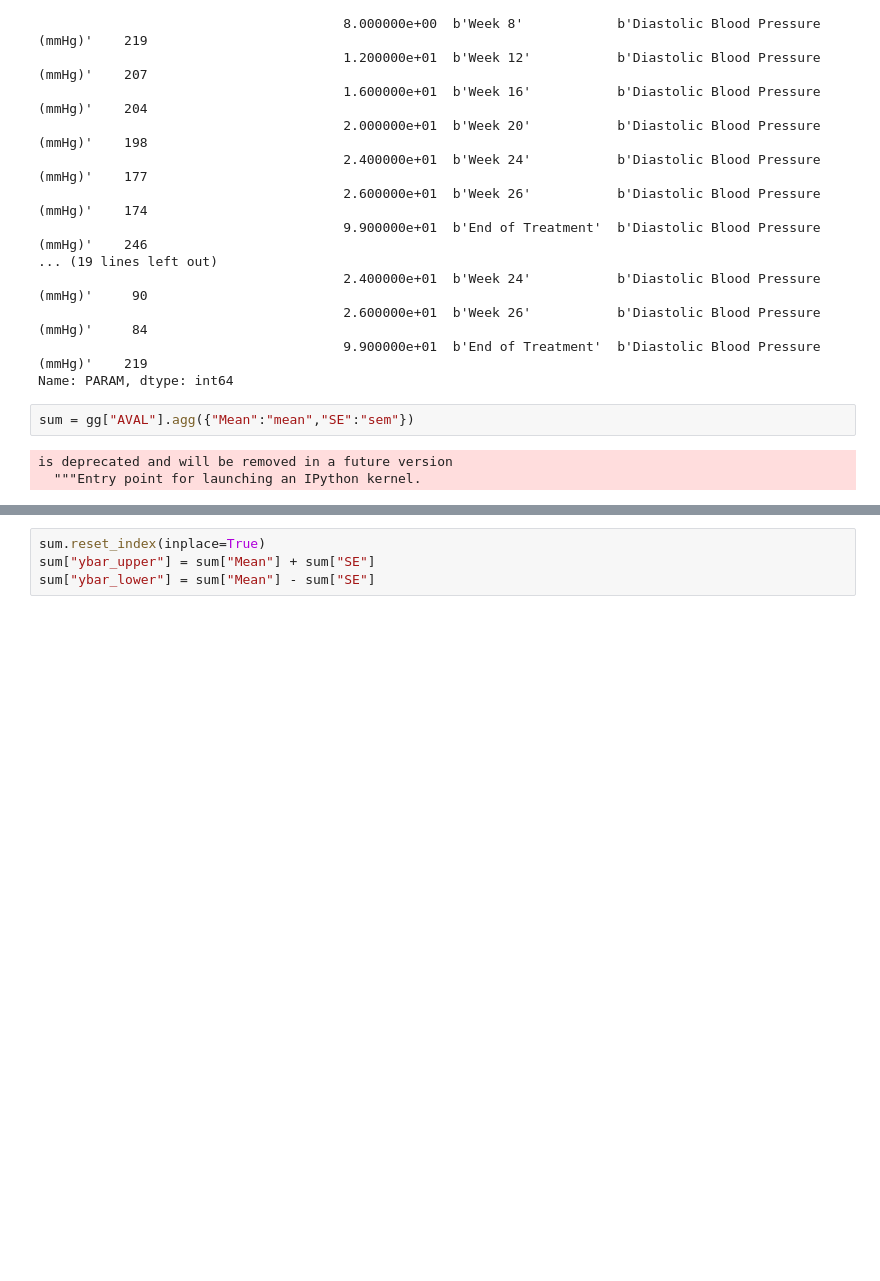
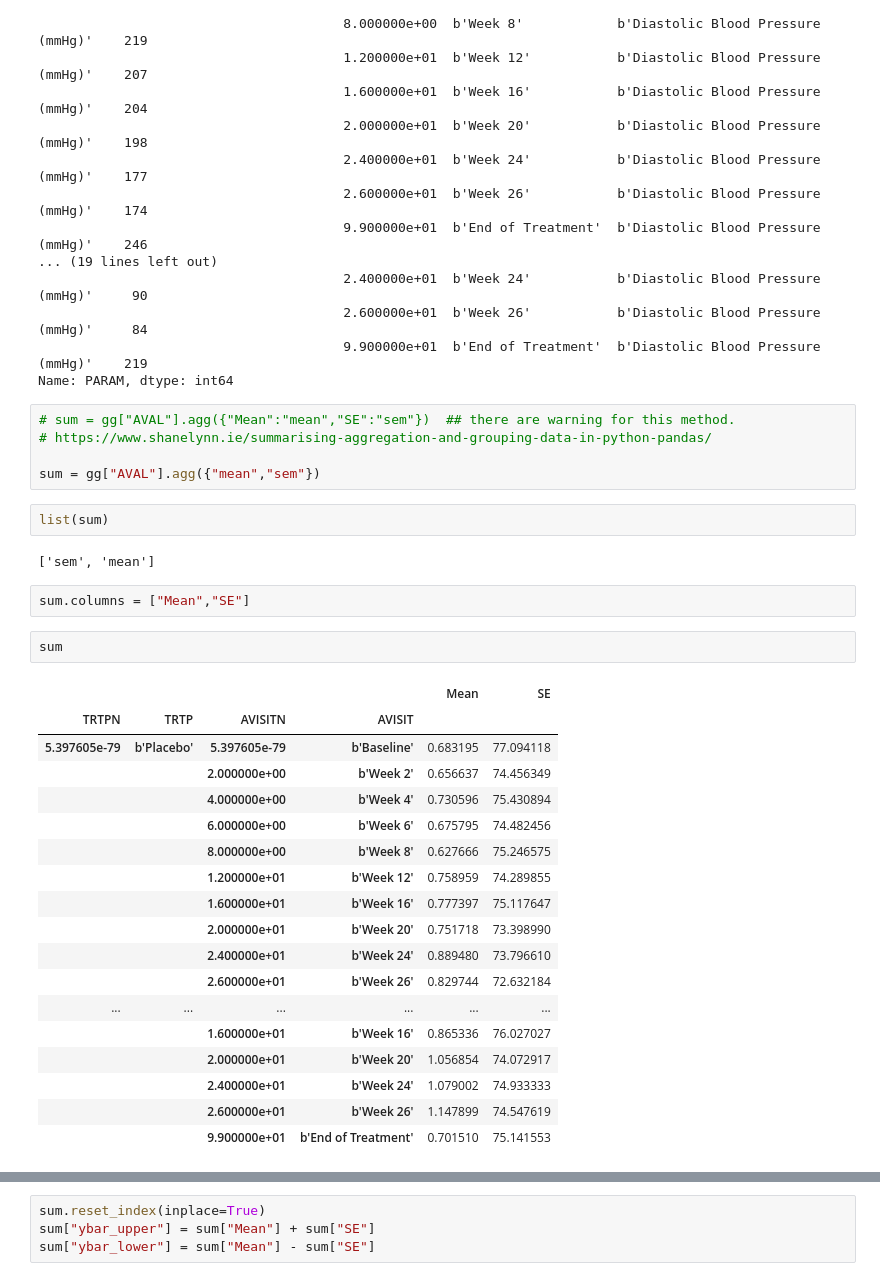
Before and after one commit to wangjun-sh/wangjun-sh.github.io, a Jupyter notebook: advs_lineplot.ipynb, the cells around one changed output, grey strips where cells are left out. Cells and saved outputs as stored; diff of their text form; blank space fills up the shorter version.

```diff
--- a/advs_lineplot.ipynb
+++ b/advs_lineplot.ipynb
@@ -39,11 +39,38 @@ TRTPN         TRTP                     AVISITN       AVISIT               PARAM
                                        2.600000e+01  b'Week 26'           b'Diastolic Blood Pressure (mmHg)'     84
                                        9.900000e+01  b'End of Treatment'  b'Diastolic Blood Pressure (mmHg)'    219
 Name: PARAM, dtype: int64
+# %%
+# sum = gg["AVAL"].agg({"Mean":"mean","SE":"sem"})  ## there are warning for this method.
+# https://www.shanelynn.ie/summarising-aggregation-and-grouping-data-in-python-pandas/
+
+sum = gg["AVAL"].agg({"mean","sem"})
+# %%
+list(sum)
+# %% [output]
+['sem', 'mean']
 # %%
-sum = gg["AVAL"].agg({"Mean":"mean","SE":"sem"})
+sum.columns = ["Mean","SE"]
-# %% [output]
-is deprecated and will be removed in a future version
-  """Entry point for launching an IPython kernel.
+# %%
+sum
+# %% [output]
+|  |  |  |  | Mean | SE |
+| TRTPN | TRTP | AVISITN | AVISIT |  |  |
+| 5.397605e-79 | b'Placebo' | 5.397605e-79 | b'Baseline' | 0.683195 | 77.094118 |
+|  |  | 2.000000e+00 | b'Week 2' | 0.656637 | 74.456349 |
+|  |  | 4.000000e+00 | b'Week 4' | 0.730596 | 75.430894 |
+|  |  | 6.000000e+00 | b'Week 6' | 0.675795 | 74.482456 |
+|  |  | 8.000000e+00 | b'Week 8' | 0.627666 | 75.246575 |
+|  |  | 1.200000e+01 | b'Week 12' | 0.758959 | 74.289855 |
+|  |  | 1.600000e+01 | b'Week 16' | 0.777397 | 75.117647 |
+|  |  | 2.000000e+01 | b'Week 20' | 0.751718 | 73.398990 |
+|  |  | 2.400000e+01 | b'Week 24' | 0.889480 | 73.796610 |
+|  |  | 2.600000e+01 | b'Week 26' | 0.829744 | 72.632184 |
+| ... | ... | ... | ... | ... | ... |
+|  |  | 1.600000e+01 | b'Week 16' | 0.865336 | 76.027027 |
+|  |  | 2.000000e+01 | b'Week 20' | 1.056854 | 74.072917 |
+|  |  | 2.400000e+01 | b'Week 24' | 1.079002 | 74.933333 |
+|  |  | 2.600000e+01 | b'Week 26' | 1.147899 | 74.547619 |
+|  |  | 9.900000e+01 | b'End of Treatment' | 0.701510 | 75.141553 |
 # %%
 sum.reset_index()
 sum.sort_values(by=["AVISITN","AVISIT","TRTPN","TRTP"])
```
Also changed, not shown: parts of 5 cells of this notebook.
